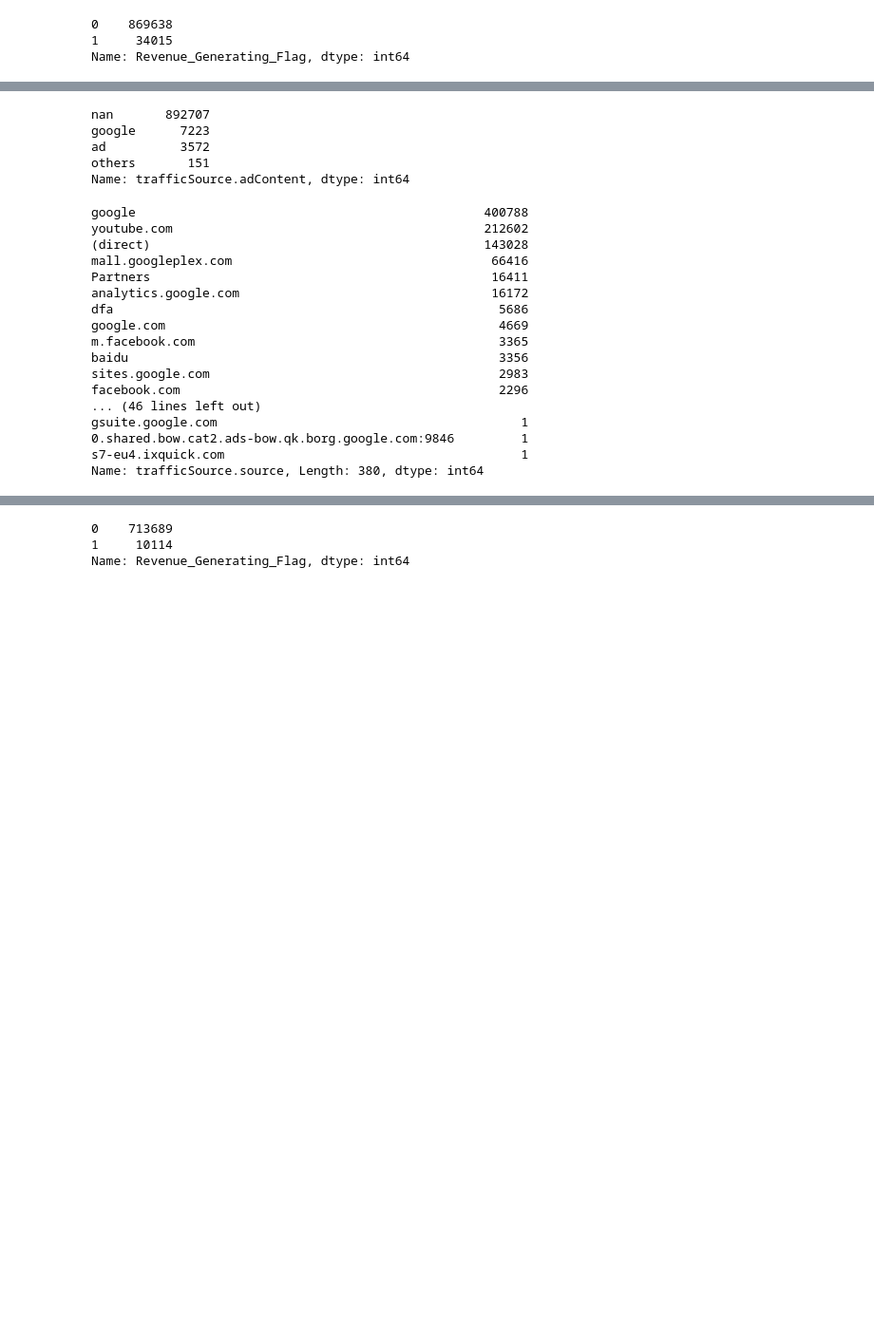
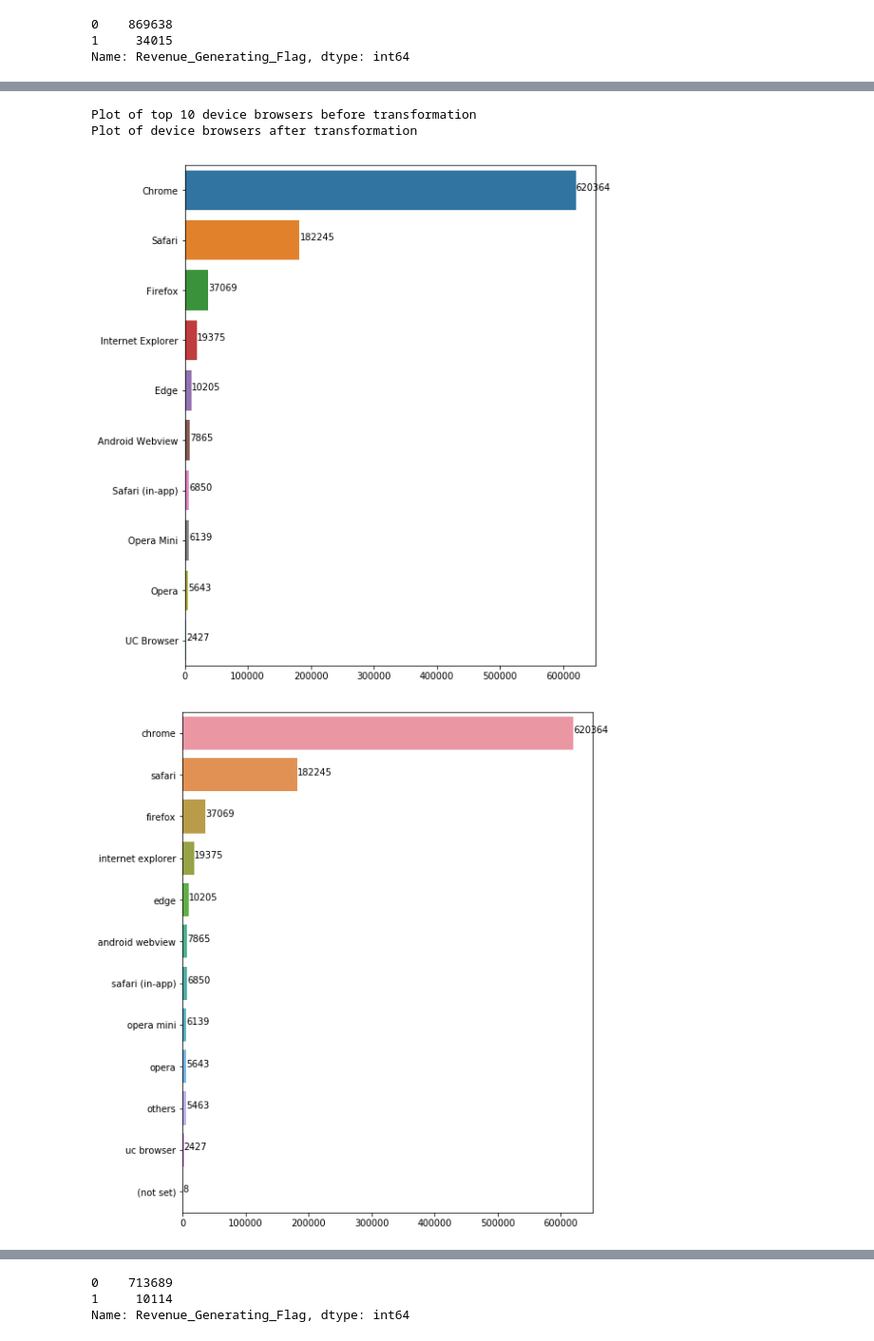
Before and after one commit to Prashanth1194/Customer-Revenue-Prediction-Using-Google-Analytics-Data, a Jupyter notebook: Codes/Data Wrangling and Exploratory Analysis.ipynb, the cells around one changed output, grey strips where cells are left out. Shown: that part at 95% size. Saved outputs shown, nothing was run; the diff lists cells and outputs as text; code cells hidden in the pictures; blank space fills up the shorter version.

```diff
--- a/Codes/Data Wrangling and Exploratory Analysis.ipynb
+++ b/Codes/Data Wrangling and Exploratory Analysis.ipynb
@@ -101,10 +123,10 @@ train_df1['Revenue_Generating_Flag'].value_counts()
 1     34015
 Name: Revenue_Generating_Flag, dtype: int64
 # %%
-train_df['date'] = pd.to_datetime(train_df['visitStartTime'], unit='s')
-train_df['sess_date_dow'] = train_df['date'].dt.dayofweek
-train_df['sess_date_hours'] = train_df['date'].dt.hour
-train_df['sess_date_dom'] = train_df['date'].dt.day
-train_df.sort_values(['fullVisitorId', 'date'], ascending=True, inplace=True)
-train_df['next_session_1'] = (train_df['date'] - train_df[['fullVisitorId', 'date']].groupby('fullVisitorId')['date'].shift(1)).astype(np.int64) // 1e9 // 60 // 60
-train_df['next_session_2'] = (train_df['date'] - train_df[['fullVisitorId', 'date']].groupby('fullVisitorId')['date'].shift(-1)).astype(np.int64) // 1e9 // 60 // 60
+train_df1['date_of_visit'] = pd.to_datetime(train_df1['visitStartTime'], unit='s')
+train_df1['day_of_the_week'] = train_df1['date_of_visit'].dt.dayofweek
+train_df1['hour_of_the_day'] = train_df1['date_of_visit'].dt.hour
+train_df1['day_of_the_month'] = train_df1['date_of_visit'].dt.day
+#train_df.sort_values(['fullVisitorId', 'date_of_visit'], ascending=True, inplace=True)
+#train_df['next_session_1'] = (train_df['date_of_visit'] - train_df[['fullVisitorId', 'date_of_visit']].groupby('fullVisitorId')['date_of_visit'].shift(1)).astype(np.int64) // 1e9 // 60 // 60
+#train_df['next_session_2'] = (train_df['date_of_visit'] - train_df[['fullVisitorId', 'date_of_visit']].groupby('fullVisitorId')['date_of_visit'].shift(-1)).astype(np.int64) // 1e9 // 60 // 60
@@ -154,2 +224,0 @@ def browser_wrangling(x):
-# %%
-train_df1['device.browser'] = train_df1['device.browser'].map(lambda x:browser_wrangling(str(x).lower())).astype('str')
@@ -204,30 +224,0 @@ def adcontents_wrangling(x):
-# %%
-train_df1['trafficSource.adContent'] = train_df1['trafficSource.adContent'].map(lambda x:adcontents_wrangling(str(x).lower())).astype('str')
-# %%
-train_df1['trafficSource.adContent'].value_counts()
-# %% [output]
-nan       892707
-google      7223
-ad          3572
-others       151
-Name: trafficSource.adContent, dtype: int64
-# %%
-train_df1['trafficSource.source'].value_counts()
-# %% [output]
-google                                               400788
-youtube.com                                          212602
-(direct)                                             143028
-mall.googleplex.com                                   66416
-Partners                                              16411
-analytics.google.com                                  16172
-dfa                                                    5686
-google.com                                             4669
-m.facebook.com                                         3365
-baidu                                                  3356
-sites.google.com                                       2983
-facebook.com                                           2296
-... (46 lines left out)
-gsuite.google.com                                         1
-0.shared.bow.cat2.ads-bow.qk.borg.google.com:9846         1
-s7-eu4.ixquick.com                                        1
-Name: trafficSource.source, Length: 380, dtype: int64
@@ -260 +225,16 @@ def source_wrangling(x):
+# %%
+wrang = Wrangler()
+# %%
+x=train_df1['device.browser'].value_counts()
+print("Plot of top 10 device browsers before transformation")
+wrang.plots(x[:10])
+train_df1['device.browser'] = train_df1['device.browser'].map(lambda x:wrang.browser_wrangling(str(x).lower())).astype('str')
+x=train_df1['device.browser'].value_counts()
+print("Plot of device browsers after transformation")
+wrang.plots(x)
+# %% [output]
+Plot of top 10 device browsers before transformation
+Plot of device browsers after transformation
+[figure, added]
+[figure, added]
 # %%
```
Also changed, not shown: parts of 54 cells of this notebook.
